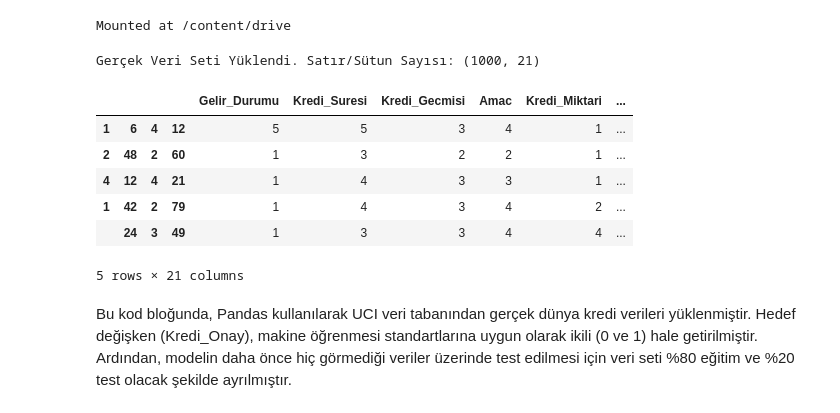
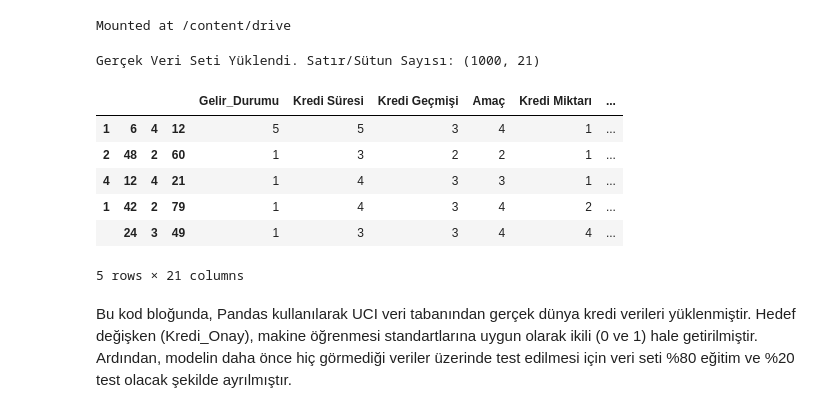
Before and after one commit to bygencer3/ErdincGencer_Odev_254329028-, a Jupyter notebook: Erdinc_Gencer_254329028_YapayZekaveUyg_Odev2.ipynb, the cells around one changed output. Drawn from its saved outputs; the diff is of its cells as text; code cells hidden in the pictures.

Commit message:
Kredi Risk Değerlendirme Sistemi

```diff
--- a/Erdinc_Gencer_254329028_YapayZekaveUyg_Odev2.ipynb
+++ b/Erdinc_Gencer_254329028_YapayZekaveUyg_Odev2.ipynb
@@ -62,23 +62,23 @@ Mounted at /content/drive
 # %%
 import pandas as pd
 
 # Gerçek "German Credit Risk" veri setini çekiyoruz
 url = "https://archive.ics.uci.edu/ml/machine-learning-databases/statlog/german/german.data-numeric"
-columns = ['Gelir_Durumu', 'Kredi_Suresi', 'Kredi_Gecmisi', 'Amac', 'Kredi_Miktari',
-           'Tasaruflar', 'Istihdam_Suresi', 'Taksit_Orani', 'Kisisel_Durum', 'Diger_Borclular',
-           'Ikamet_Suresi', 'Degerli_Varlik', 'Yas', 'Diger_Taksitler', 'Konut',
-           'Mevcut_Krediler', 'Is', 'Bakmakla_Yukumlu', 'Telefon', 'Yabanci_Isci', 'Kredi_Onay']
+columns = ['Gelir_Durumu', 'Kredi Süresi', 'Kredi Geçmişi', 'Amaç', 'Kredi Miktarı',
+           'Tasarruflar', 'İstihdam Süresi', 'Taksit Oranı', 'Kişisel Durum', 'Diğer Borçlar',
+           'İkamet Süresi', 'Değerli Varlık', 'Yaş', 'Diğer Taksitler', 'Konut',
+           'Mevcut Krediler', 'İş', 'Bakmakla Yükümlü', 'Telefon', 'Yabancı İsçi', 'Kredi Onay']
 
 df_kredi = pd.read_csv(url, sep=r'\s+', names=columns)
 
 # Hedef değişkeni (Kredi_Onay) 0 ve 1 yapalım (1: İyi, 2: Kötü geldiği için düzeltiyoruz)
-df_kredi['Kredi_Onay'] = df_kredi['Kredi_Onay'].replace({1: 1, 2: 0})
+df_kredi['Kredi Onay'] = df_kredi['Kredi Onay'].replace({1: 1, 2: 0})
 
 print("Gerçek Veri Seti Yüklendi. Satır/Sütun Sayısı:", df_kredi.shape)
 df_kredi.head()
 # %% [output]
 Gerçek Veri Seti Yüklendi. Satır/Sütun Sayısı: (1000, 21)
-|  |  |  |  | Gelir_Durumu | Kredi_Suresi | Kredi_Gecmisi | Amac | Kredi_Miktari | ... |
+|  |  |  |  | Gelir_Durumu | Kredi Süresi | Kredi Geçmişi | Amaç | Kredi Miktarı | ... |
 | 1 | 6 | 4 | 12 | 5 | 5 | 3 | 4 | 1 | ... |
 | 2 | 48 | 2 | 60 | 1 | 3 | 2 | 2 | 1 | ... |
 | 4 | 12 | 4 | 21 | 1 | 4 | 3 | 3 | 1 | ... |
```
Also changed, not shown: parts of 1 cell of this notebook.
